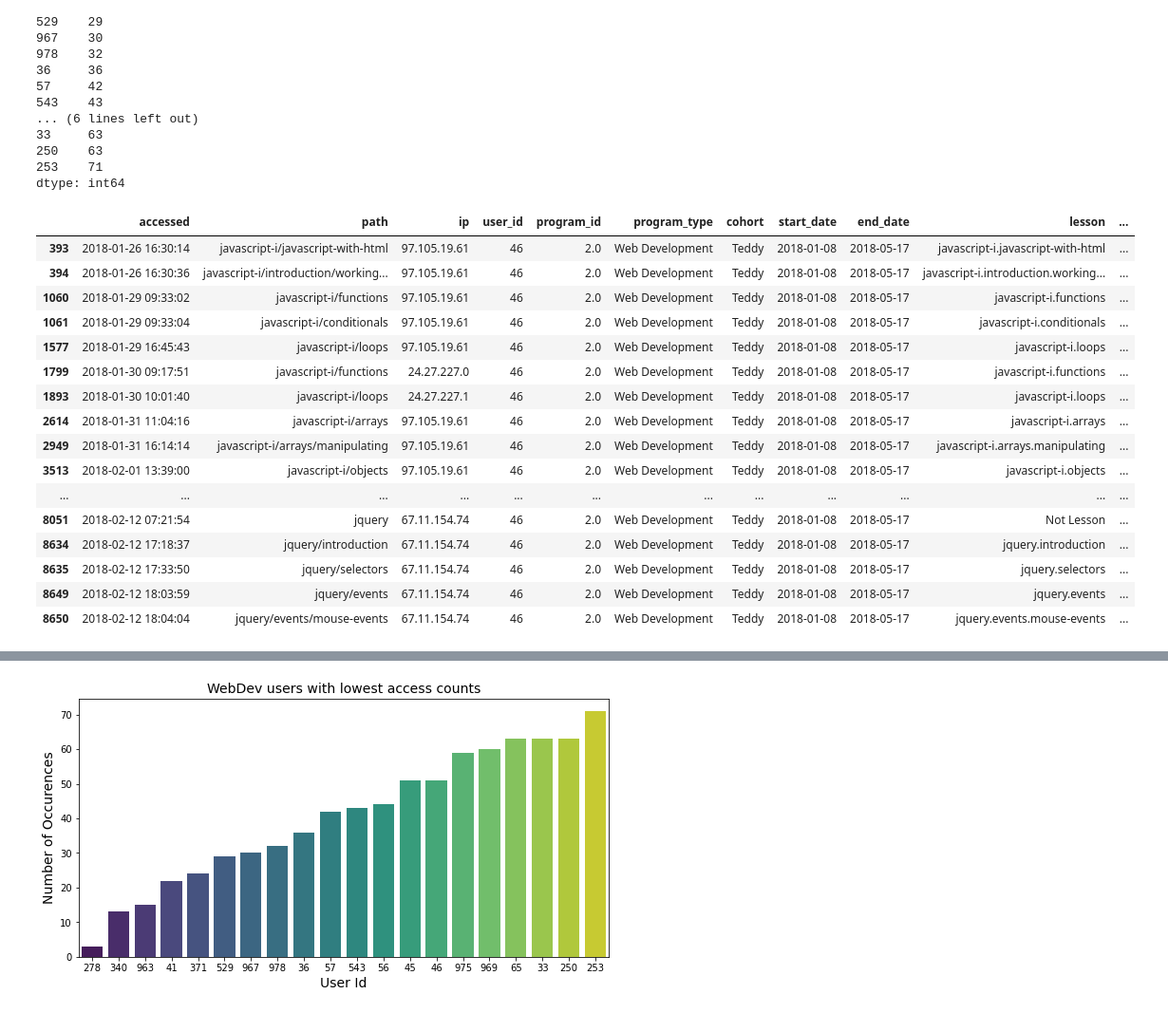
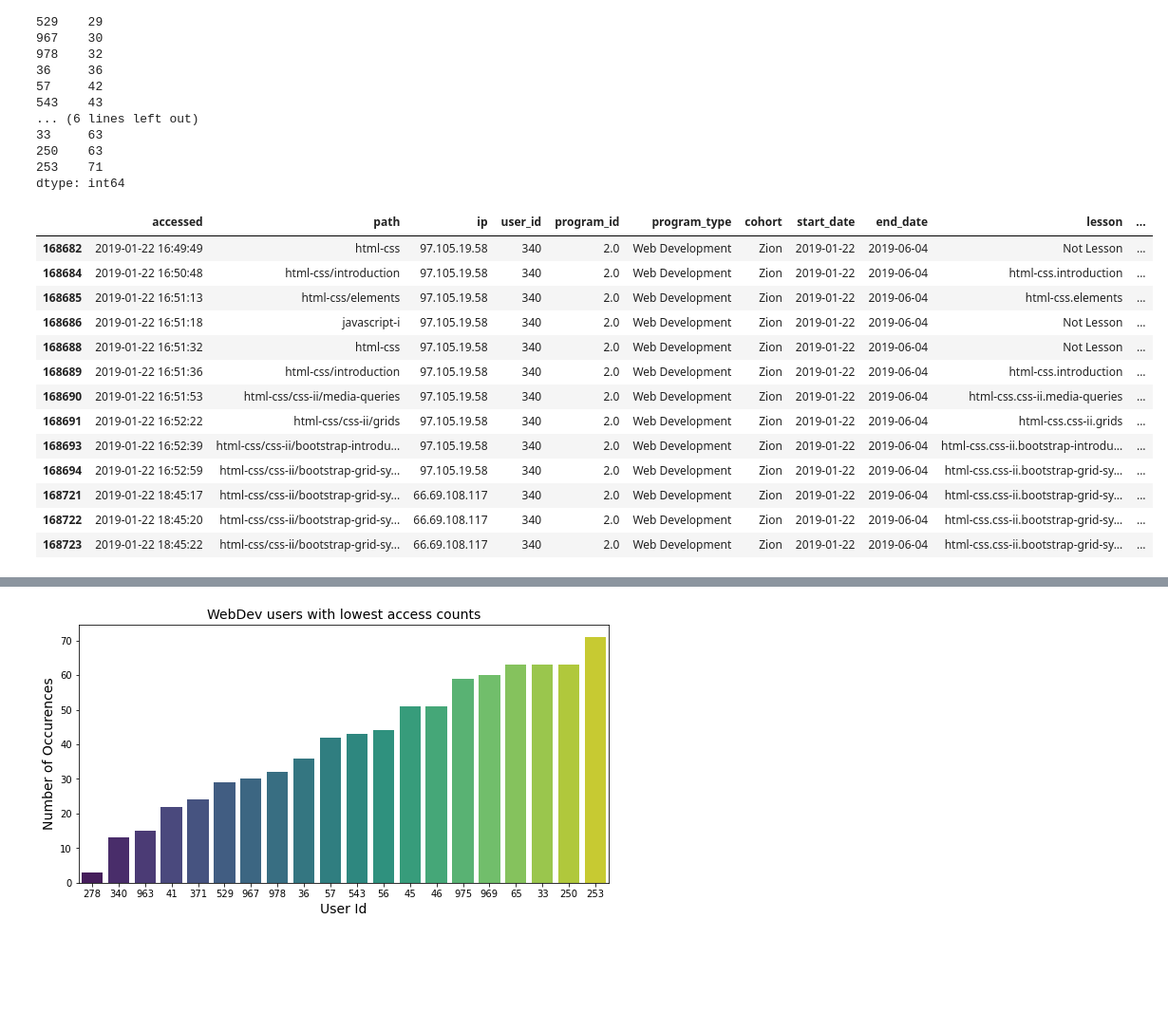
Before and after one commit to miller-cerna-laskowski-morris-eyring/anomaly-group-project, a Jupyter notebook: Eyring-notebook.ipynb, the cells around one changed output, grey strips where cells are left out. Shown at 95% size. Drawn from its saved outputs; the diff is of its cells as text; code cells hidden in the pictures; blank space fills up the shorter version.

```diff
--- a/Eyring-notebook.ipynb
+++ b/Eyring-notebook.ipynb
@@ -165,25 +202,22 @@ user_id
 253    71
 dtype: int64
 # %%
-df[df.user_id == 46]
+df[df.user_id == 340]
 # %% [output]
 |  | accessed | path | ip | user_id | program_id | program_type | cohort | start_date | end_date | lesson | ... |
-| 393 | 2018-01-26 16:30:14 | javascript-i/javascript-with-html | 97.105.19.61 | 46 | 2.0 | Web Development | Teddy | 2018-01-08 | 2018-05-17 | javascript-i.javascript-with-html | ... |
-| 394 | 2018-01-26 16:30:36 | javascript-i/introduction/working... | 97.105.19.61 | 46 | 2.0 | Web Development | Teddy | 2018-01-08 | 2018-05-17 | javascript-i.introduction.working... | ... |
-| 1060 | 2018-01-29 09:33:02 | javascript-i/functions | 97.105.19.61 | 46 | 2.0 | Web Development | Teddy | 2018-01-08 | 2018-05-17 | javascript-i.functions | ... |
-| 1061 | 2018-01-29 09:33:04 | javascript-i/conditionals | 97.105.19.61 | 46 | 2.0 | Web Development | Teddy | 2018-01-08 | 2018-05-17 | javascript-i.conditionals | ... |
-| 1577 | 2018-01-29 16:45:43 | javascript-i/loops | 97.105.19.61 | 46 | 2.0 | Web Development | Teddy | 2018-01-08 | 2018-05-17 | javascript-i.loops | ... |
-| 1799 | 2018-01-30 09:17:51 | javascript-i/functions | 24.27.227.0 | 46 | 2.0 | Web Development | Teddy | 2018-01-08 | 2018-05-17 | javascript-i.functions | ... |
-| 1893 | 2018-01-30 10:01:40 | javascript-i/loops | 24.27.227.1 | 46 | 2.0 | Web Development | Teddy | 2018-01-08 | 2018-05-17 | javascript-i.loops | ... |
-| 2614 | 2018-01-31 11:04:16 | javascript-i/arrays | 97.105.19.61 | 46 | 2.0 | Web Development | Teddy | 2018-01-08 | 2018-05-17 | javascript-i.arrays | ... |
-| 2949 | 2018-01-31 16:14:14 | javascript-i/arrays/manipulating | 97.105.19.61 | 46 | 2.0 | Web Development | Teddy | 2018-01-08 | 2018-05-17 | javascript-i.arrays.manipulating | ... |
-| 3513 | 2018-02-01 13:39:00 | javascript-i/objects | 97.105.19.61 | 46 | 2.0 | Web Development | Teddy | 2018-01-08 | 2018-05-17 | javascript-i.objects | ... |
-| ... | ... | ... | ... | ... | ... | ... | ... | ... | ... | ... | ... |
-| 8051 | 2018-02-12 07:21:54 | jquery | 67.11.154.74 | 46 | 2.0 | Web Development | Teddy | 2018-01-08 | 2018-05-17 | Not Lesson | ... |
-| 8634 | 2018-02-12 17:18:37 | jquery/introduction | 67.11.154.74 | 46 | 2.0 | Web Development | Teddy | 2018-01-08 | 2018-05-17 | jquery.introduction | ... |
-| 8635 | 2018-02-12 17:33:50 | jquery/selectors | 67.11.154.74 | 46 | 2.0 | Web Development | Teddy | 2018-01-08 | 2018-05-17 | jquery.selectors | ... |
-| 8649 | 2018-02-12 18:03:59 | jquery/events | 67.11.154.74 | 46 | 2.0 | Web Development | Teddy | 2018-01-08 | 2018-05-17 | jquery.events | ... |
-| 8650 | 2018-02-12 18:04:04 | jquery/events/mouse-events | 67.11.154.74 | 46 | 2.0 | Web Development | Teddy | 2018-01-08 | 2018-05-17 | jquery.events.mouse-events | ... |
+| 168682 | 2019-01-22 16:49:49 | html-css | 97.105.19.58 | 340 | 2.0 | Web Development | Zion | 2019-01-22 | 2019-06-04 | Not Lesson | ... |
+| 168684 | 2019-01-22 16:50:48 | html-css/introduction | 97.105.19.58 | 340 | 2.0 | Web Development | Zion | 2019-01-22 | 2019-06-04 | html-css.introduction | ... |
+| 168685 | 2019-01-22 16:51:13 | html-css/elements | 97.105.19.58 | 340 | 2.0 | Web Development | Zion | 2019-01-22 | 2019-06-04 | html-css.elements | ... |
+| 168686 | 2019-01-22 16:51:18 | javascript-i | 97.105.19.58 | 340 | 2.0 | Web Development | Zion | 2019-01-22 | 2019-06-04 | Not Lesson | ... |
+| 168688 | 2019-01-22 16:51:32 | html-css | 97.105.19.58 | 340 | 2.0 | Web Development | Zion | 2019-01-22 | 2019-06-04 | Not Lesson | ... |
+| 168689 | 2019-01-22 16:51:36 | html-css/introduction | 97.105.19.58 | 340 | 2.0 | Web Development | Zion | 2019-01-22 | 2019-06-04 | html-css.introduction | ... |
+| 168690 | 2019-01-22 16:51:53 | html-css/css-ii/media-queries | 97.105.19.58 | 340 | 2.0 | Web Development | Zion | 2019-01-22 | 2019-06-04 | html-css.css-ii.media-queries | ... |
+| 168691 | 2019-01-22 16:52:22 | html-css/css-ii/grids | 97.105.19.58 | 340 | 2.0 | Web Development | Zion | 2019-01-22 | 2019-06-04 | html-css.css-ii.grids | ... |
+| 168693 | 2019-01-22 16:52:39 | html-css/css-ii/bootstrap-introdu... | 97.105.19.58 | 340 | 2.0 | Web Development | Zion | 2019-01-22 | 2019-06-04 | html-css.css-ii.bootstrap-introdu... | ... |
+| 168694 | 2019-01-22 16:52:59 | html-css/css-ii/bootstrap-grid-sy... | 97.105.19.58 | 340 | 2.0 | Web Development | Zion | 2019-01-22 | 2019-06-04 | html-css.css-ii.bootstrap-grid-sy... | ... |
+| 168721 | 2019-01-22 18:45:17 | html-css/css-ii/bootstrap-grid-sy... | 66.69.108.117 | 340 | 2.0 | Web Development | Zion | 2019-01-22 | 2019-06-04 | html-css.css-ii.bootstrap-grid-sy... | ... |
+| 168722 | 2019-01-22 18:45:20 | html-css/css-ii/bootstrap-grid-sy... | 66.69.108.117 | 340 | 2.0 | Web Development | Zion | 2019-01-22 | 2019-06-04 | html-css.css-ii.bootstrap-grid-sy... | ... |
+| 168723 | 2019-01-22 18:45:22 | html-css/css-ii/bootstrap-grid-sy... | 66.69.108.117 | 340 | 2.0 | Web Development | Zion | 2019-01-22 | 2019-06-04 | html-css.css-ii.bootstrap-grid-sy... | ... |
 # %%
 #webdev students with lowest log access count:
 hardly_access_wd = active_wd.groupby('user_id').size().sort_values().head(20)
```
Also changed, not shown: parts of 15 cells of this notebook, 1 other file.
